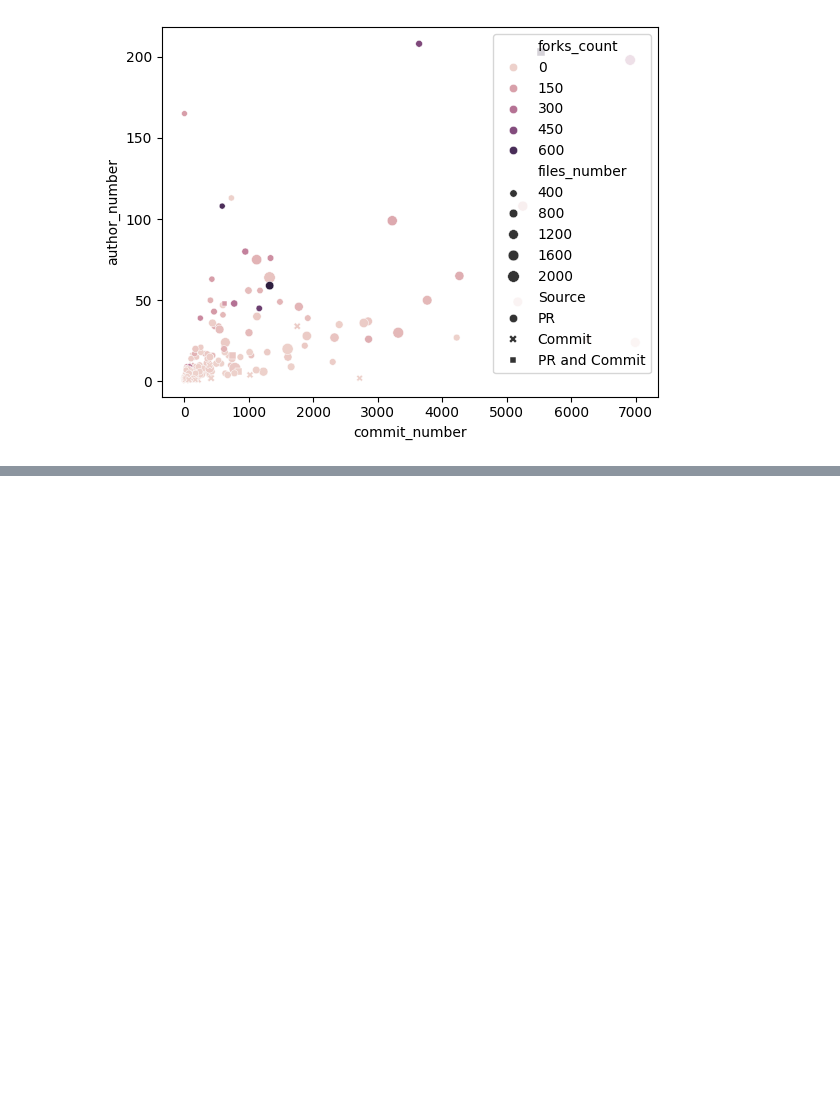
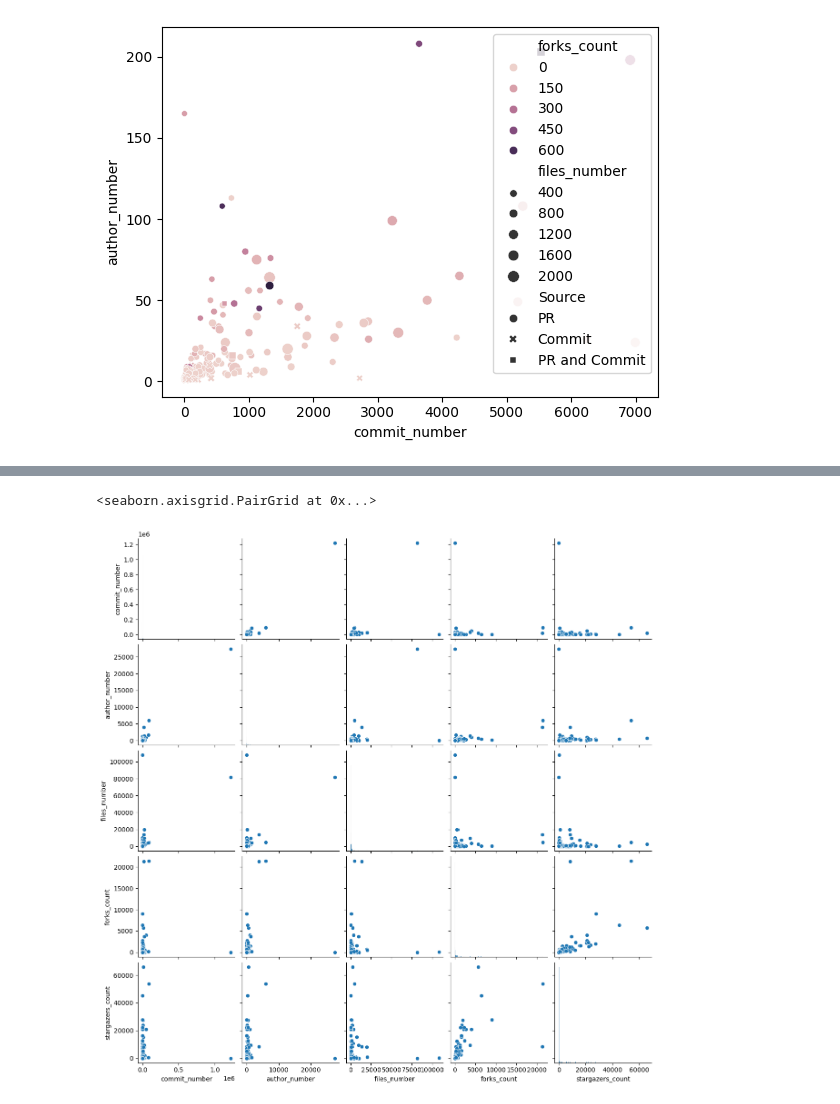
Before and after one commit to ncusi/MSR_Challenge_2024, a Jupyter notebook: notebooks/characteristics_of_the_software_repository.ipynb, the cells around one changed output, grey strips where cells are left out. Saved outputs shown, nothing was run; the diff lists cells and outputs as text; code cells hidden in the pictures; blank space fills up the shorter version.

Commit message:
characteristics_of_the_software_repository.ipynb: Add pairplots

```diff
--- a/notebooks/characteristics_of_the_software_repository.ipynb
+++ b/notebooks/characteristics_of_the_software_repository.ipynb
@@ -287,0 +305,5 @@ sns.scatterplot(
+# %%
+sns.pairplot(pr_commit_statistics_df[['commit_number', 'author_number', 'files_number', 'forks_count','stargazers_count']])
+# %% [output]
+<seaborn.axisgrid.PairGrid at 0x...>
+[figure, added]
```
Also changed, not shown: parts of 6 cells of this notebook.
